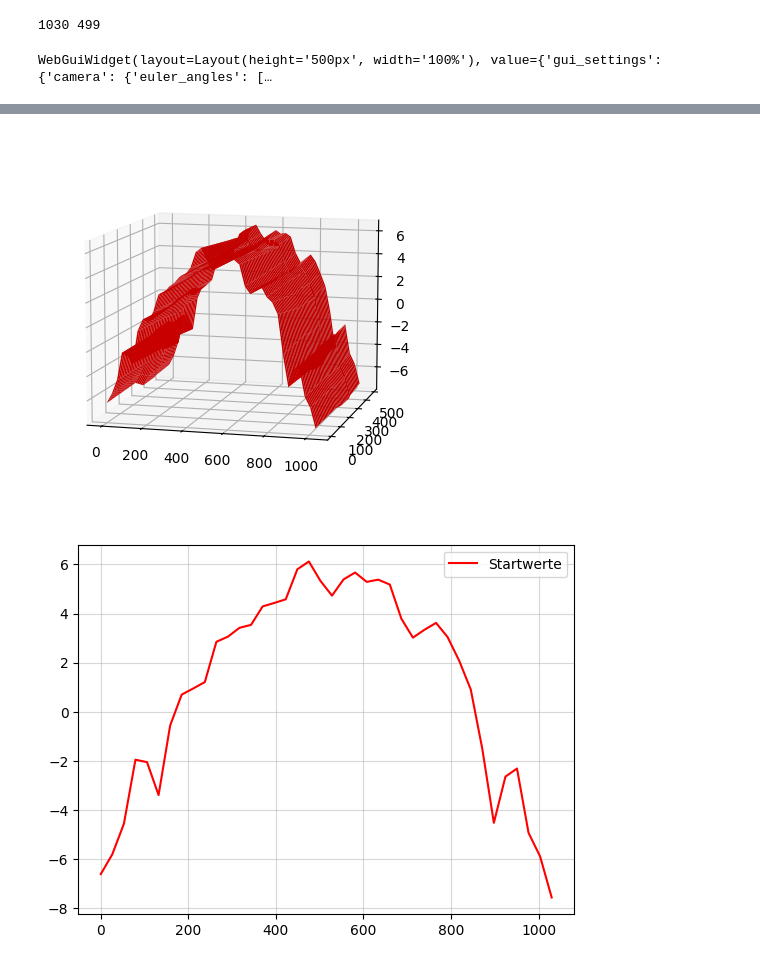
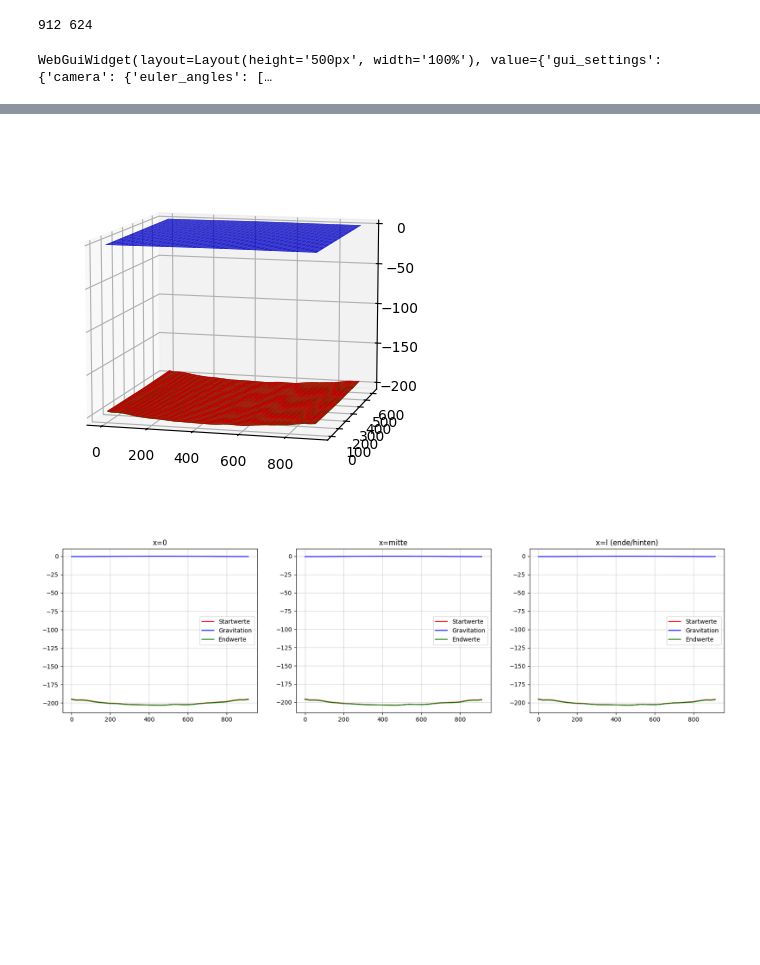
Before and after one commit to anschn05/papa_arbeit, a Jupyter notebook: CodeAblauf/Hauptcode.ipynb, the cells around one changed output, grey strips where cells are left out. Drawn from its saved outputs; the diff is of its cells as text; code cells hidden in the pictures; blank space fills up the shorter version.

Commit message:
3d plot mit PyVista; 2D plot nun für 3 verschiedene Linien; sucht nun auch nach Maxima - je nachdem;

```diff
--- a/CodeAblauf/Hauptcode.ipynb
+++ b/CodeAblauf/Hauptcode.ipynb
@@ -4,6 +4,10 @@ from math import sqrt
 import xyzFile_zusammenrechnen_EW   # greift auf *.py file zu, nicht auf *.ipynb
 import xy_KruemmungAnalyse
 import HC_AuflagerMinimaViertel
+import pyvista as pv
+
+pv.set_jupyter_backend('trame')
+
 
 # def Auflager_gemessen(step,filename_MW,tol):
 # def Auflager_generiert(l,b,step,tol):
@@ -13,9 +17,10 @@ import xyzFile_GRAVITATION_Kruemmung
 
 
 t = 3.6
-tolMinima = 0.9
+tolMinima = 0.5
 # MESSWERTE
-filename_MW = f"{t}mm_messwerte.xyz"
+#filename_MW = f"{t}mm_messwerte.xyz"
+filename_MW = "2026-04-05_10h40m10s_scan25-3.6.xyz"
 data_messwerte = np.loadtxt(filename_MW)
 
 # step wird aus Messwerte-File entnommen
@@ -46,7 +51,7 @@ Loesungs-Ansatz:
 Toleranz adaptiv nach Laenge/Breite oder Dicke
 Gebiet aufteilen (vierteln), siehe unten -> Idee verworfen
 """
-auflager_liste = HC_AuflagerMinimaViertel.AuflagerMinima(t,tolMinima)
+auflager_liste = HC_AuflagerMinimaViertel.AuflagerMaxima(t,tolMinima,filename_MW)
 #endregion
 
 #region AUFLAGER Viertel
@@ -54,7 +59,7 @@ auflager_liste = HC_AuflagerMinimaViertel.AuflagerMinima(t,tolMinima)
 AuflagerMinima definiert die Mittelpunkte der Auflager-Kreise, indem es das Gebiet viertelt und in jedem viertel nach Minima sucht,
 damit die Auswirkungen der Gravitation kontrolliert bleiben
 """
-# auflager_liste = HC_AuflagerMinimaViertel.AuflagerMinima_viertel(t,tolMinima)
+# auflager_liste = HC_AuflagerMinimaViertel.AuflagerMinima_viertel(t,tolMinima,filename_MW)
 #endregion
 
 #region AUFLAGER mit Kruemmung:
@@ -107,5 +112,5 @@ filename_GRAV = xyzFile_GRAVITATION_Kruemmung.gravitationsEinfluss_Auflager(l,b,
 
 xyzFile_zusammenrechnen_EW.plotten(l,b,t,step,filename_MW,filename_GRAV)
 # %% [output]
-1030 499
+912 624
 WebGuiWidget(layout=Layout(height='500px', width='100%'), value={'gui_settings': {'camera': {'euler_angles': […
@@ -112,2 +118,2 @@ WebGuiWidget(layout=Layout(height='500px', width='100%'), value={'gui_settings':
-[figure, old version]
+[figure, new version]
-[figure, old version]
+[figure, new version]
```
Also changed, not shown: parts of 1 cell of this notebook, 6 other files.
